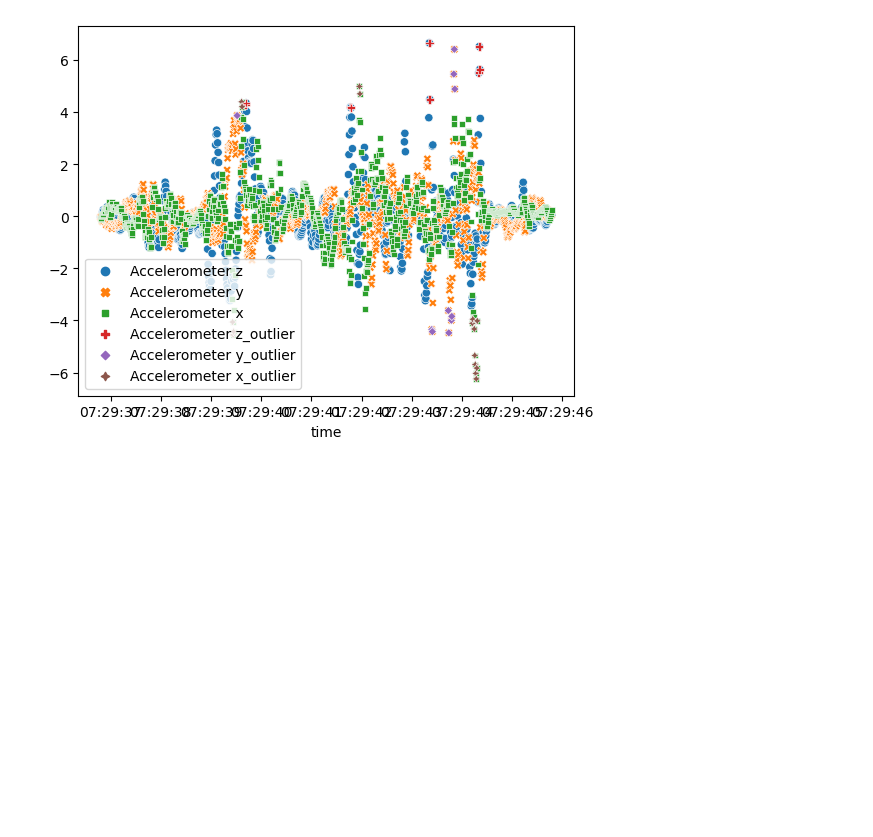
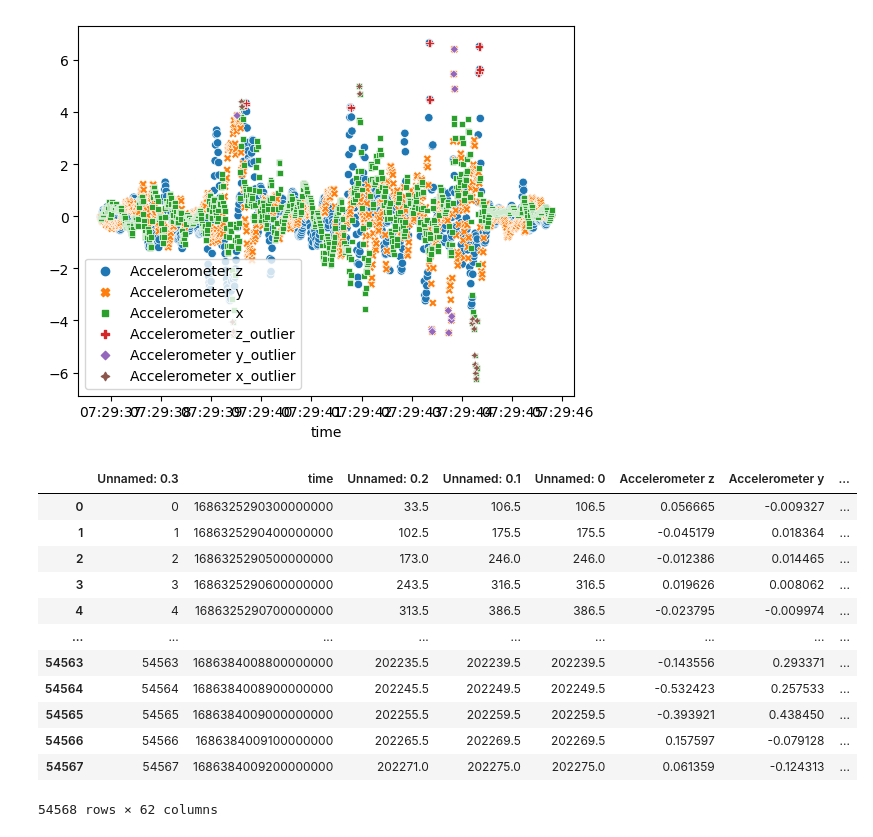
Before and after one commit to SiberiaWolfP/ML4QS_66, a Jupyter notebook: local_test.ipynb, the cells around one changed output. Saved outputs shown, nothing was run; the diff lists cells and outputs as text; code cells hidden in the pictures; blank space fills up the shorter version.

```diff
--- a/local_test.ipynb
+++ b/local_test.ipynb
@@ -354,3 +354,21 @@ sns.scatterplot(dataset[['Accelerometer z', 'Accelerometer y', 'Accelerometer x'
 # %% [output]
 <matplotlib.axes._subplots.AxesSubplot at 0x...>
 [figure]
+# %%
+import pandas as pd
+df = pd.read_csv('/Users/young/Downloads/ml4qs_codes/ML4QS_66/datasets/intermediate/raw_100ms.csv')
+df
+# %% [output]
+|  | Unnamed: 0.3 | time | Unnamed: 0.2 | Unnamed: 0.1 | Unnamed: 0 | Accelerometer z | Accelerometer y | ... |
+| 0 | 0 | 1686325290300000000 | 33.5 | 106.5 | 106.5 | 0.056665 | -0.009327 | ... |
+| 1 | 1 | 1686325290400000000 | 102.5 | 175.5 | 175.5 | -0.045179 | 0.018364 | ... |
+| 2 | 2 | 1686325290500000000 | 173.0 | 246.0 | 246.0 | -0.012386 | 0.014465 | ... |
+| 3 | 3 | 1686325290600000000 | 243.5 | 316.5 | 316.5 | 0.019626 | 0.008062 | ... |
+| 4 | 4 | 1686325290700000000 | 313.5 | 386.5 | 386.5 | -0.023795 | -0.009974 | ... |
+| ... | ... | ... | ... | ... | ... | ... | ... | ... |
+| 54563 | 54563 | 1686384008800000000 | 202235.5 | 202239.5 | 202239.5 | -0.143556 | 0.293371 | ... |
+| 54564 | 54564 | 1686384008900000000 | 202245.5 | 202249.5 | 202249.5 | -0.532423 | 0.257533 | ... |
+| 54565 | 54565 | 1686384009000000000 | 202255.5 | 202259.5 | 202259.5 | -0.393921 | 0.438450 | ... |
+| 54566 | 54566 | 1686384009100000000 | 202265.5 | 202269.5 | 202269.5 | 0.157597 | -0.079128 | ... |
+| 54567 | 54567 | 1686384009200000000 | 202271.0 | 202275.0 | 202275.0 | 0.061359 | -0.124313 | ... |
+54568 rows × 62 columns
```
Also changed, not shown: parts of 1 cell of this notebook, 8 other files.
